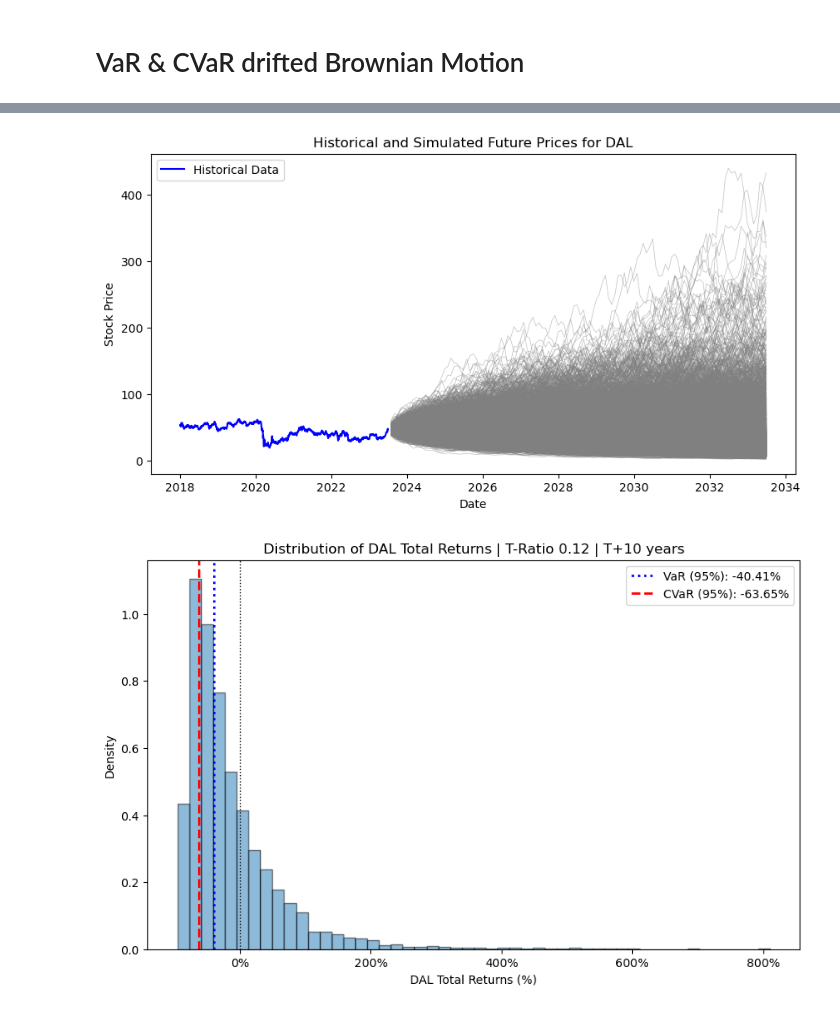
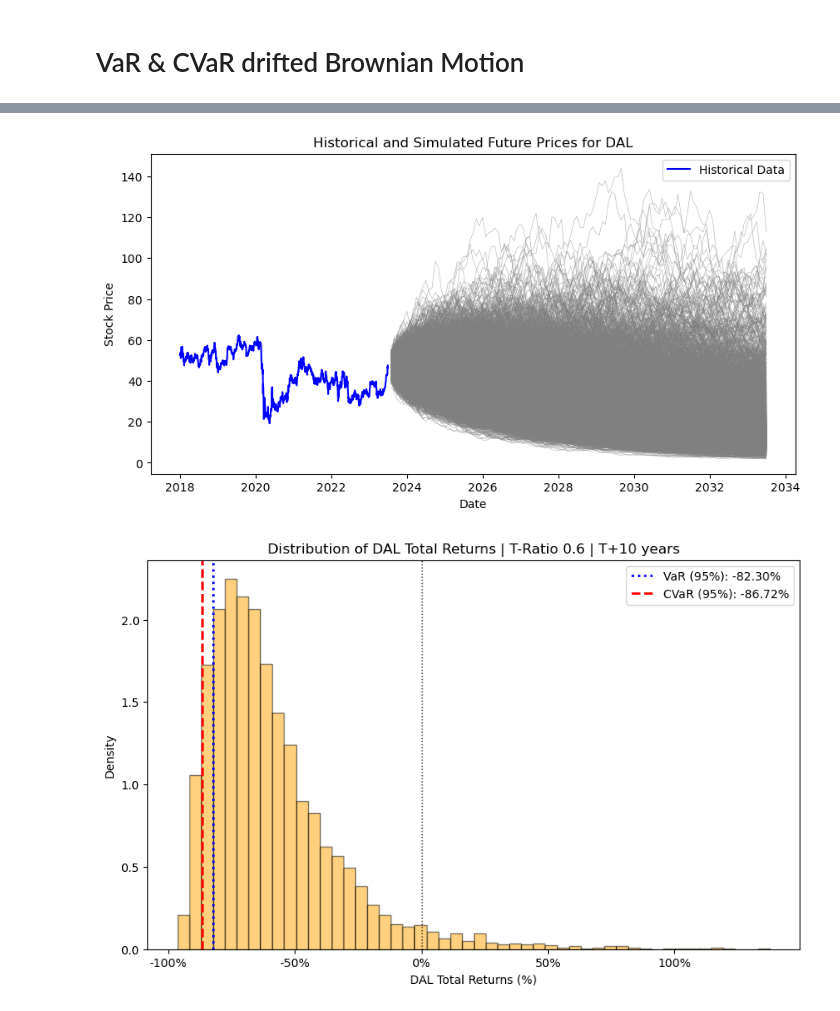
Before and after one commit to lbsm2017/ml_stocks_direction, a Jupyter notebook: var_cvar_drift.ipynb, the cells around one changed output, grey strips where cells are left out. Drawn from its saved outputs; the diff is of its cells as text; code cells hidden in the pictures.

Commit message:
total rets

```diff
--- a/var_cvar_drift.ipynb
+++ b/var_cvar_drift.ipynb
@@ -21,16 +21,16 @@ from tqdm import tqdm
 warnings.filterwarnings('ignore')
 # %%
 # Parameters
-start_date = '2018-01-01'
-end_date = '2023-07-30'
-timeframe = 'M'
-stock_symb = 'DAL'
-rolling_p = 6
-std_mode = 'max'  # Options: 'mean', 'median', 'max', 'q75', 'q90'
-t_ratio = 0.12  # Drift in 5 years
+start_date  = '2018-01-01'
+end_date    = '2023-07-30'
+timeframe   = 'M'
+stock_symb  = 'DAL'
+rolling_p   = 6
+std_mode    = 'q90'  # Options: 'mean', 'median', 'max', 'q75', 'q90'
+t_ratio     = 0.6  # Drift in 5 years
 
-num_years = 10
-num_runs = 5000
+num_years   = 10
+num_runs    = 5000
 
 # Fetch historical stock data
 stock = yf.download(stock_symb, start=start_date, end=end_date)['Adj Close']
@@ -242,36 +239,26 @@ plt.title(f'Historical and Simulated Future Prices for {stock_symb}')
 plt.legend()
 plt.show()
 # %% [output]
-[figure, old version]
+[figure, new version]
 # %%
 # Calculate the total returns
 total_returns = (simulations[:, -1] - simulations[:, 0]) / simulations[:, 0]
-total_returns = total_returns.flatten()  # Convert to percentages
+total_returns = total_returns.flatten()
 
-VaR_cf = var_cornishfisher(total_returns, level=5)  # Convert to percentages
+VaR_cf = var_cornishfisher(total_returns, level=5)
 CVaR = -total_returns[total_returns <= -VaR_cf].mean()
 
 # Plot the distribution of total returns
 plt.figure(figsize=(10, 6))
-plt.hist(total_returns, bins=50, density=True, edgecolor='k', alpha=0.5)
+plt.hist(total_returns, bins=50, density=True, edgecolor='k', color='orange', alpha=0.5)
 plt.xlabel(f'{stock_symb} Total Returns (%)')
 plt.ylabel('Density')
 plt.title(f'Distribution of {stock_symb} Total Returns | T-Ratio {t_ratio} | T+{num_years} years')
-
-# Format x-axis as percentage
 plt.gca().set_xticklabels(['{:.0f}%'.format(x*100) for x in plt.gca().get_xticks()])
-
-# Plot vertical lines for Cornish-Fisher VaR and CVaR
 plt.axvline(-VaR_cf, color='blue', linestyle='dotted', linewidth=2, label=f'VaR (95%): {-VaR_cf*100:.2f}%')
 plt.axvline(-CVaR, color='red', linestyle='--', linewidth=2, label=f'CVaR (95%): {-CVaR*100:.2f}%')
-
-# Plot vertical dotted line at 0.0
 plt.axvline(0.0, color='black', linestyle='dotted', linewidth=1)
-
-# Add legend
 plt.legend()
-
-# Show the plot
 plt.show()
 # %% [output]
-[figure, old version]
+[figure, new version]
```
Also changed, not shown: parts of 3 cells of this notebook, 1 other file.
